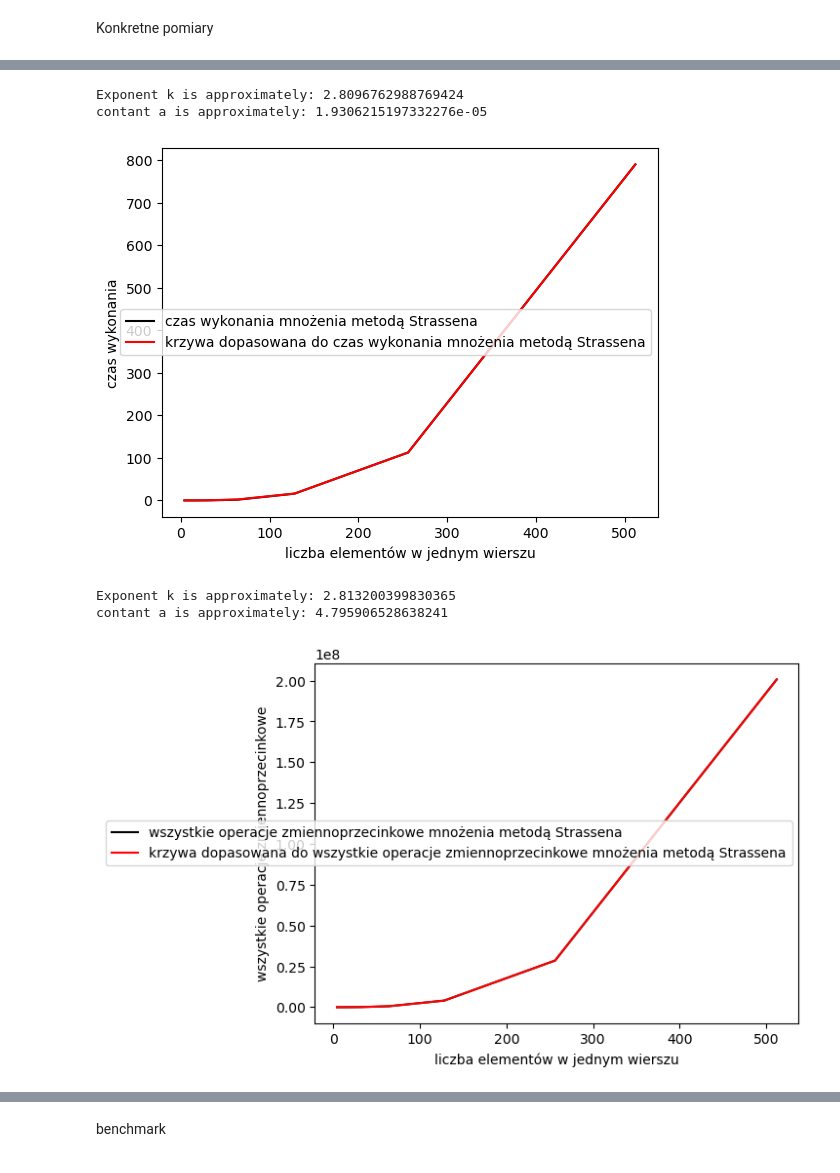
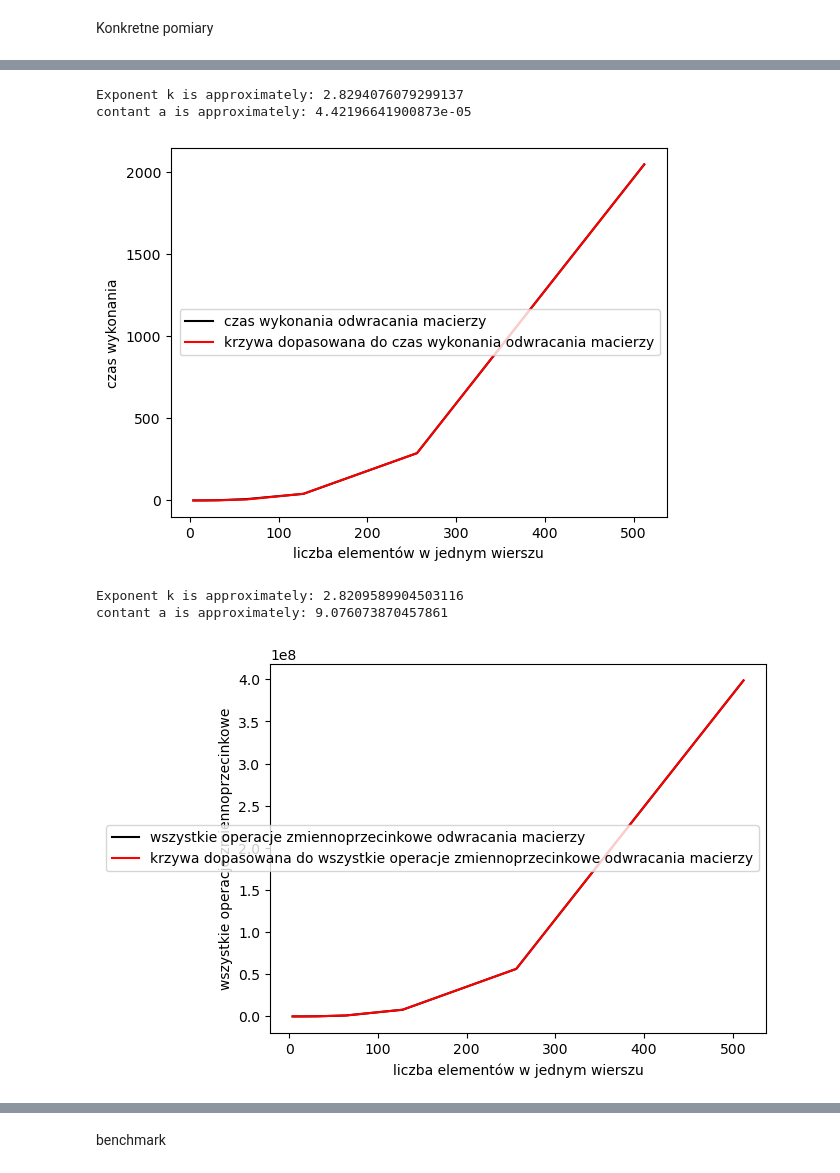
Before and after one commit to puszekjuliuszek/macierzowe, a Jupyter notebook: zestaw2/set_2.ipynb, the cells around one changed output, grey strips where cells are left out. Saved outputs shown, nothing was run; the diff lists cells and outputs as text; code cells hidden in the pictures.

```diff
--- a/zestaw2/set_2.ipynb
+++ b/zestaw2/set_2.ipynb
@@ -184,0 +112,3 @@ visualise_multiplication(binet_df, "Bineta")
+# %%
+# reverse_matrix_df = measure_algorithm(reverse_matrix)
+reverse_matrix_df = pd.read_csv("Out_5.csv", header=0).drop("n", axis=1)
@@ -185,7 +227,7 @@ visualise_multiplication(binet_df, "Bineta")
 # %%
 from math import sqrt
 def fit_curve(name1, name2, dataframe):
-    x_data = [sqrt(i) for i in dataframe[name1]]
+    x_data = dataframe[name1]
     y_data = dataframe[name2]
     def power_law(x, a, k):
         return a*x**k
@@ -197,21 +239,21 @@ def fit_curve(name1, name2, dataframe):
     return a, k
 
 def plot_with_fit(a, k, data_frame, name1, name2, name):
-    powers = [sqrt(i) for i in data_frame[name1]]
+    powers = data_frame[name1]
     time = data_frame[name2]
 
     time_spprox = [a * i ** k for i in powers]
-    plt.plot(powers, time, label = f"{name2} mnożenia metodą {name}", color="black")
-    plt.plot(powers, time_spprox, label = f"krzywa dopasowana do {name2} mnożenia metodą {name}", color="red")
+    plt.plot(powers, time, label = f"{name2} {name}", color="black")
+    plt.plot(powers, time_spprox, label = f"krzywa dopasowana do {name2} {name}", color="red")
     plt.xlabel("liczba elementów w jednym wierszu")
     plt.ylabel(name2)
     plt.legend()
     # plt.semilogy()
     plt.show()
 
-a, k = fit_curve("rozmiar", "czas wykonania", binet_df)
-plot_with_fit(a, k , binet_df, "rozmiar", "czas wykonania", "Bineta")
+a, k = fit_curve("rozmiar", "czas wykonania", LU_factorise_df)
+plot_with_fit(a, k , LU_factorise_df, "rozmiar", "czas wykonania", "LU faktoryzacji")
 
-a, k = fit_curve("rozmiar", "wszystkie operacje zmiennoprzecinkowe", binet_df)
-plot_with_fit(a, k , binet_df, "rozmiar", "wszystkie operacje zmiennoprzecinkowe", "Bineta")
+a, k = fit_curve("rozmiar", "wszystkie operacje zmiennoprzecinkowe", LU_factorise_df)
+plot_with_fit(a, k , LU_factorise_df, "rozmiar", "wszystkie operacje zmiennoprzecinkowe", "LU faktoryzacji")
 # %% [output]
@@ -275,13 +279,13 @@ visualise_multiplication(strassen_df, "Strassena")
 # %%
-a, k = fit_curve("rozmiar", "czas wykonania", strassen_df)
-plot_with_fit(a, k , strassen_df, "rozmiar", "czas wykonania", "Strassena")
+a, k = fit_curve("rozmiar", "czas wykonania", reverse_matrix_df)
+plot_with_fit(a, k , reverse_matrix_df, "rozmiar", "czas wykonania", "odwracania macierzy")
 
-a, k = fit_curve("rozmiar", "wszystkie operacje zmiennoprzecinkowe", strassen_df)
-plot_with_fit(a, k , strassen_df, "rozmiar", "wszystkie operacje zmiennoprzecinkowe", "Strassena")
+a, k = fit_curve("rozmiar", "wszystkie operacje zmiennoprzecinkowe", reverse_matrix_df)
+plot_with_fit(a, k , reverse_matrix_df, "rozmiar", "wszystkie operacje zmiennoprzecinkowe", "odwracania macierzy")
 # %% [output]
-Exponent k is approximately: 2.8096762988769424
-contant a is approximately: 1.9306215197332276e-05
+Exponent k is approximately: 2.8294076079299137
+contant a is approximately: 4.42196641900873e-05
-[figure, old version]
+[figure, new version]
-Exponent k is approximately: 2.813200399830365
-contant a is approximately: 4.795906528638241
+Exponent k is approximately: 2.8209589904503116
+contant a is approximately: 9.076073870457861
-[figure, old version]
+[figure, new version]
```
Also changed, not shown: parts of 35 cells of this notebook, 4 other files.
